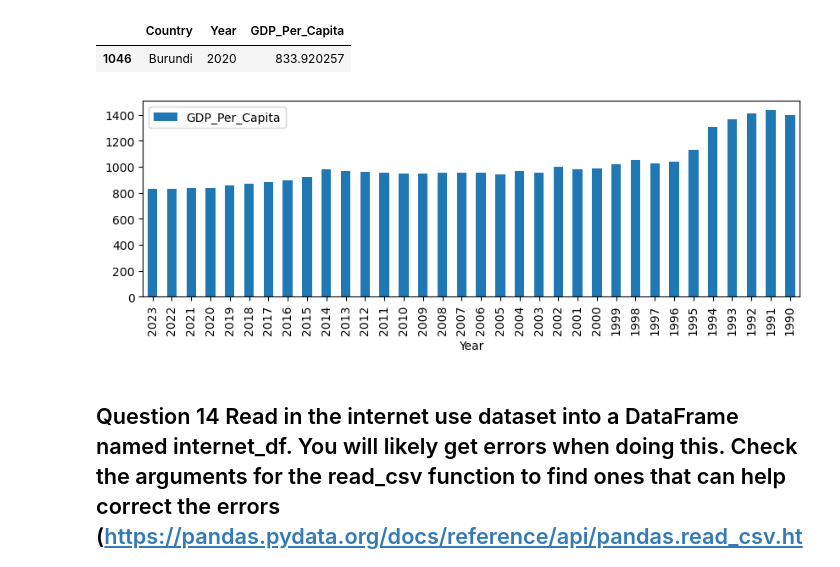
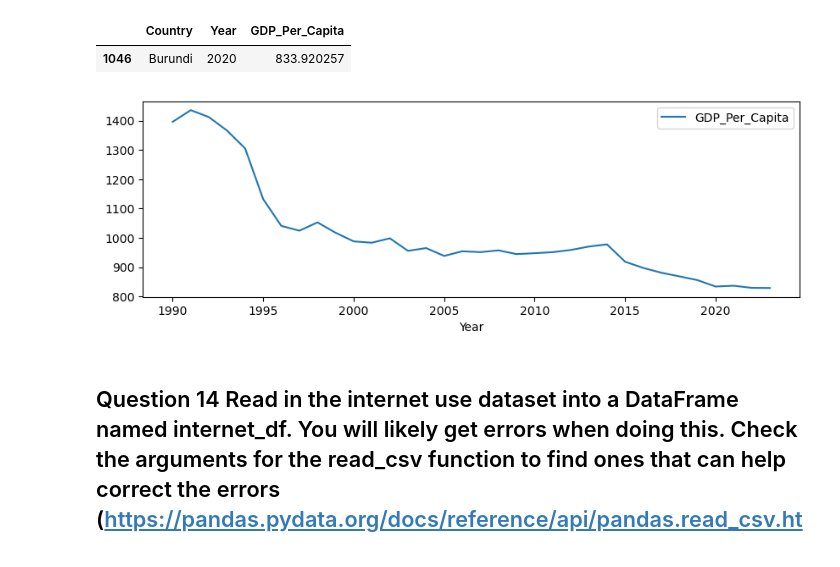
Before and after one commit to BrittanyRussell-15/un-exploration-PythonBrittanyRussell-15, a Jupyter notebook: notebooks/BrittanyRussellUndataProject1.ipynb, the cells around one changed output. Drawn from its saved outputs; the diff is of its cells as text; code cells hidden in the pictures.

```diff
--- a/notebooks/BrittanyRussellUndataProject1.ipynb
+++ b/notebooks/BrittanyRussellUndataProject1.ipynb
@@ -471,12 +486,12 @@ gdp2020.loc[gdp2020['GDP_Per_Capita'] == min_gdp_value_2020]
 # %%
 Burundigdp = gdp_df.loc[gdp_df['Country'] == 'Burundi']
 # %%
-Burundigdp.plot(kind = 'bar',
+Burundigdp.plot(kind = 'line',
                 x = 'Year',
                 y = 'GDP_Per_Capita',
                 figsize = (10,3));
 # %% [output]
-[figure, old version]
+[figure, new version]
 # %% [markdown]
 ## Question 14 Read in the internet use dataset into a DataFrame named internet_df. You will likely get errors when doing this. Check the arguments for the read_csv function to find ones that can help correct the errors (https://pandas.pydata.org/docs/reference/api/pandas.read_csv.html) Once you are able to read it in, take per a look at the top and bottom few rows to make sure that it has been read in correctly. Also, check the datatypes of the columns.
 # %%
```
Also changed, not shown: parts of 31 cells of this notebook.
